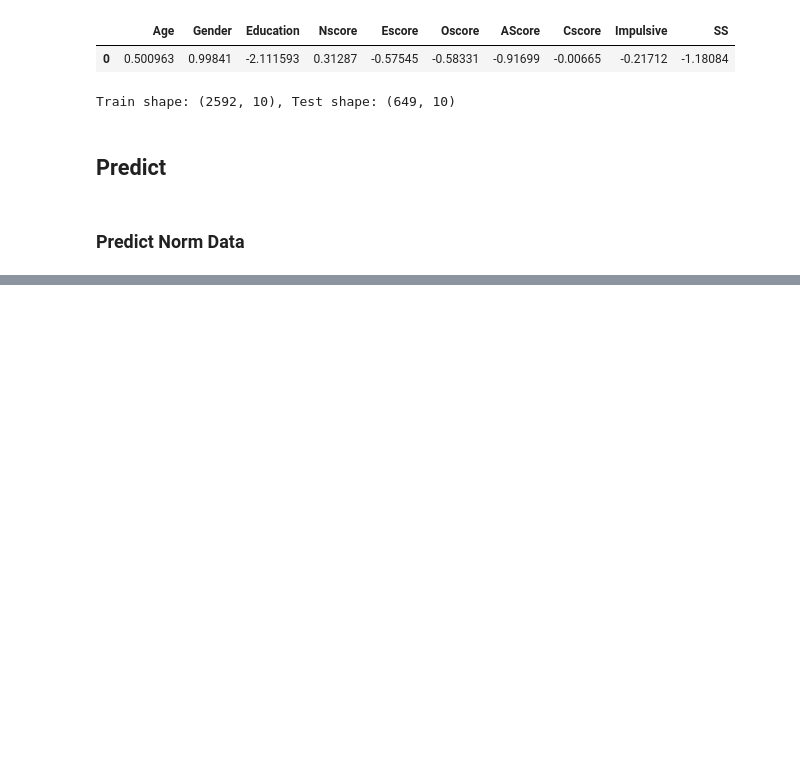
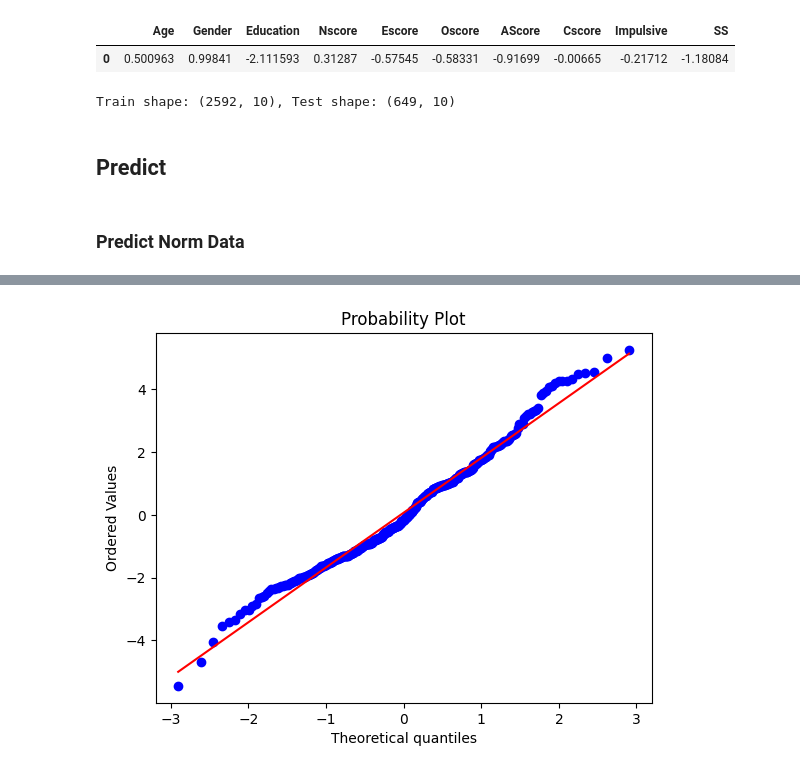
Before and after one commit to PauloRugani/cannabis-consumption-regression, a Jupyter notebook: notebooks/6.1_random_forest.ipynb, the cells around one changed output, grey strips where cells are left out. Cells and saved outputs as stored; diff of their text form; code cells hidden in the pictures; blank space fills up the shorter version.

```diff
--- a/notebooks/6.1_random_forest.ipynb
+++ b/notebooks/6.1_random_forest.ipynb
@@ -74,0 +172,5 @@ norm_predict = rf_model.predict(X_test_norm)
+# %%
+stats.probplot(resid, dist="norm", plot=plt)
+plt.show()
+# %% [output]
+[figure, added]
```
Also changed, not shown: parts of 32 cells of this notebook.
